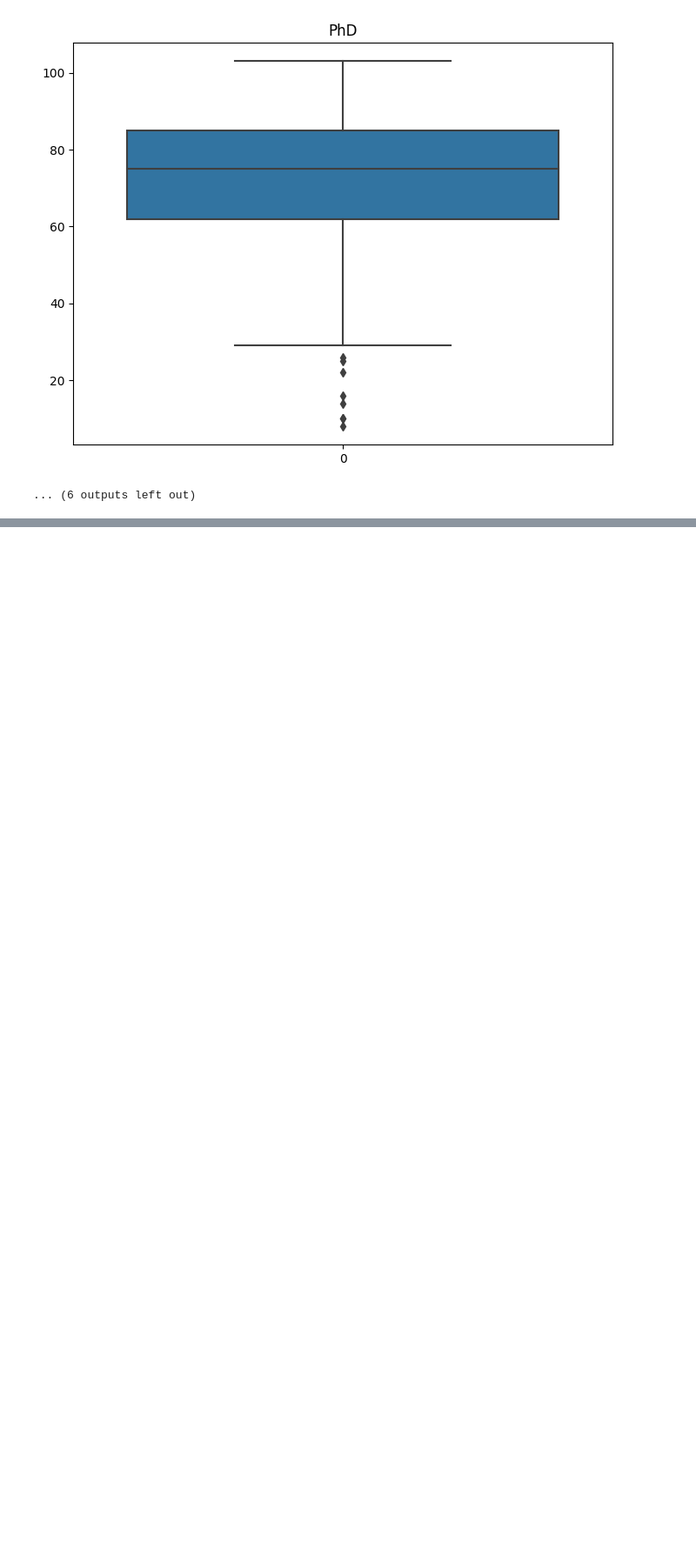
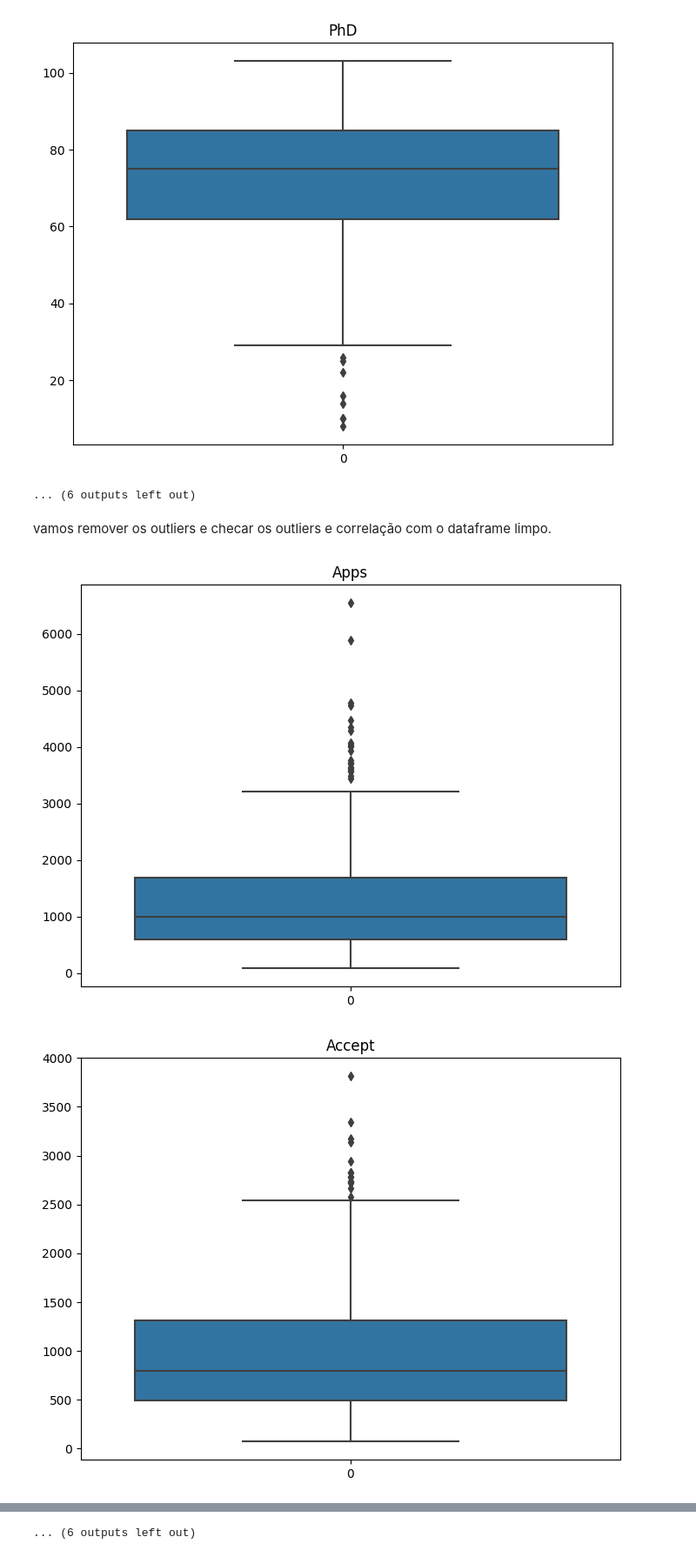
Before and after one commit to gabriel-ferreira-da-silva/K-mean, a Jupyter notebook: K_means_and_K_medoids.ipynb, the cells around one changed output, grey strips where cells are left out. Shown at 87% size. Cells and saved outputs as stored; diff of their text form; code cells hidden in the pictures; blank space fills up the shorter version.

Commit message:
feat:index and 3d graphs added

```diff
--- a/K_means_and_K_medoids.ipynb
+++ b/K_means_and_K_medoids.ipynb
@@ -130,3 +161,30 @@ for i in range(0, 18 ):
 [figure]
 [figure]
 ... (6 outputs left out)
+# %% [markdown]
+vamos remover os outliers e checar os outliers e correlação com o dataframe limpo.
+# %%
+def remove_outliers_iqr(df, column_name):
+    Q1 = df[column_name].quantile(0.25)
+    Q3 = df[column_name].quantile(0.75)
+    IQR = Q3 - Q1
+
+    lower_bound = Q1 - 1.5 * IQR
+    upper_bound = Q3 + 1.5 * IQR
+
+    df_cleaned = df[(df[column_name] >= lower_bound) & (df[column_name] <= upper_bound)]
+    return df_cleaned
+
+cdf = df
+for column in cdf:
+  if column !="Private":
+    cdf = remove_outliers_iqr(cdf,column)
+
+for i in range(0, 18 ):
+  plt.figure(figsize=(8, 6))  # Set the figure size (optional)
+  sns.boxplot( data=cdf[cdf.columns[i]])
+  plt.title(cdf.columns[i])
+  plt.show()
+# %% [output]
+[figure, added]
+[figure, added]
@@ -132,0 +201 @@ for i in range(0, 18 ):
+... (6 outputs left out)
```
Also changed, not shown: parts of 19 cells of this notebook.
